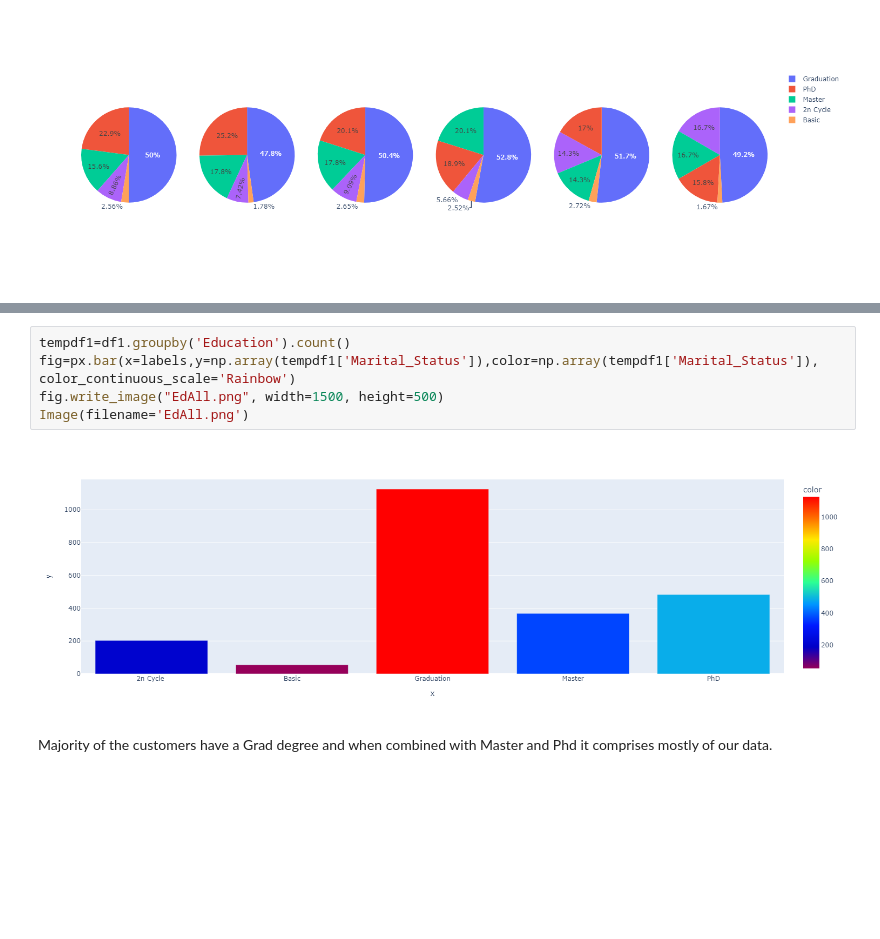
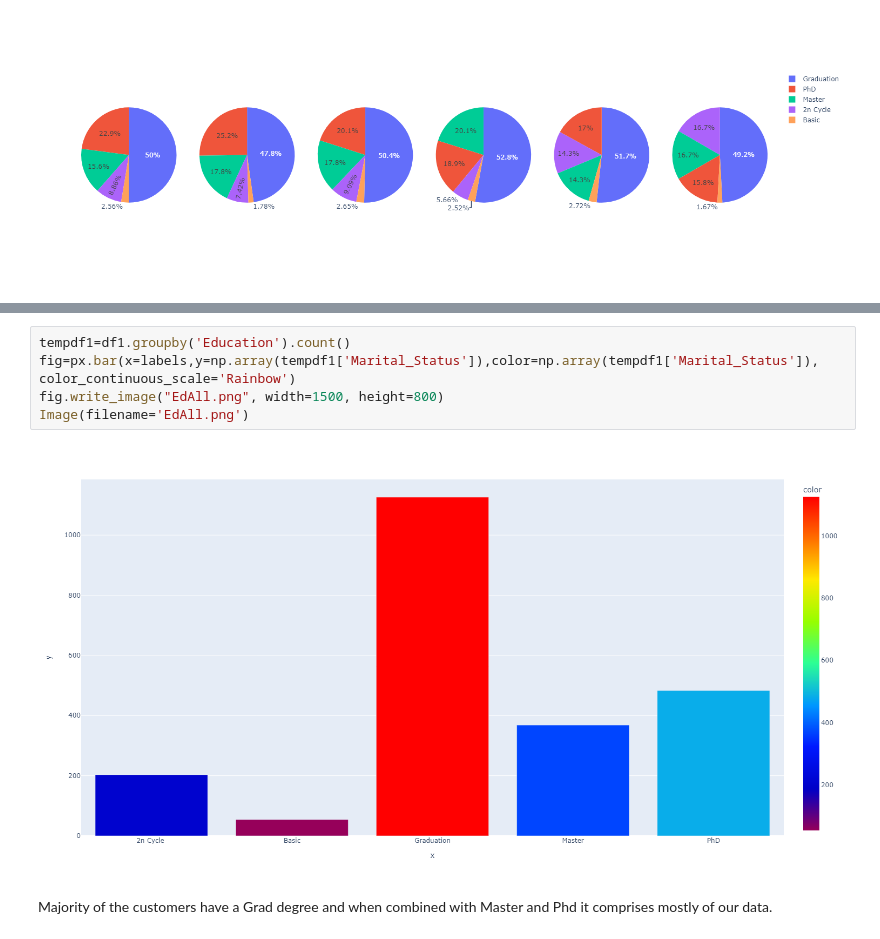
Before and after one commit to frax0n/Marketing-Analyis, a Jupyter notebook: Marketing Analytics .ipynb, the cells around one changed output, grey strips where cells are left out. Saved outputs shown, nothing was run; the diff lists cells and outputs as text; blank space fills up the shorter version.

```diff
--- a/Marketing Analytics .ipynb
+++ b/Marketing Analytics .ipynb
@@ -165,9 +171,9 @@ Text(0.5, 1.0, 'Eduaction GER')
 # %%
 tempdf1=df1.groupby('Education').count()
 fig=px.bar(x=labels,y=np.array(tempdf1['Marital_Status']),color=np.array(tempdf1['Marital_Status']), color_continuous_scale='Rainbow')
-fig.write_image("EdAll.png", width=1500, height=500)
+fig.write_image("EdAll.png", width=1500, height=800)
 Image(filename='EdAll.png')
 # %% [output]
-[figure, old version]
+[figure, new version]
 # %% [markdown]
 Majority of the customers have a Grad degree and when combined with Master and Phd it comprises mostly of our data.
```
Also changed, not shown: parts of 19 cells of this notebook, 9 other files.
